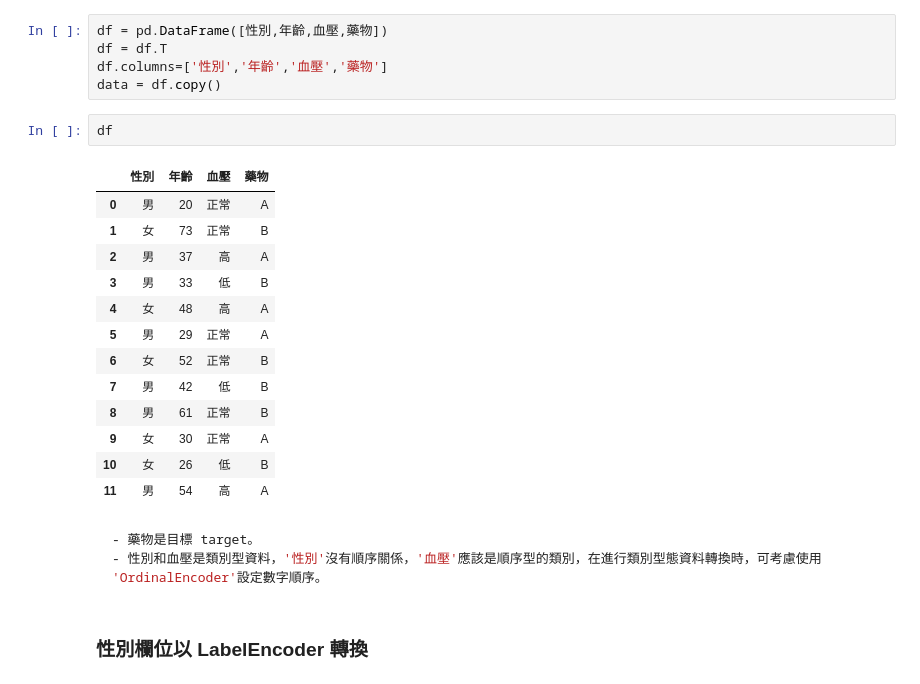
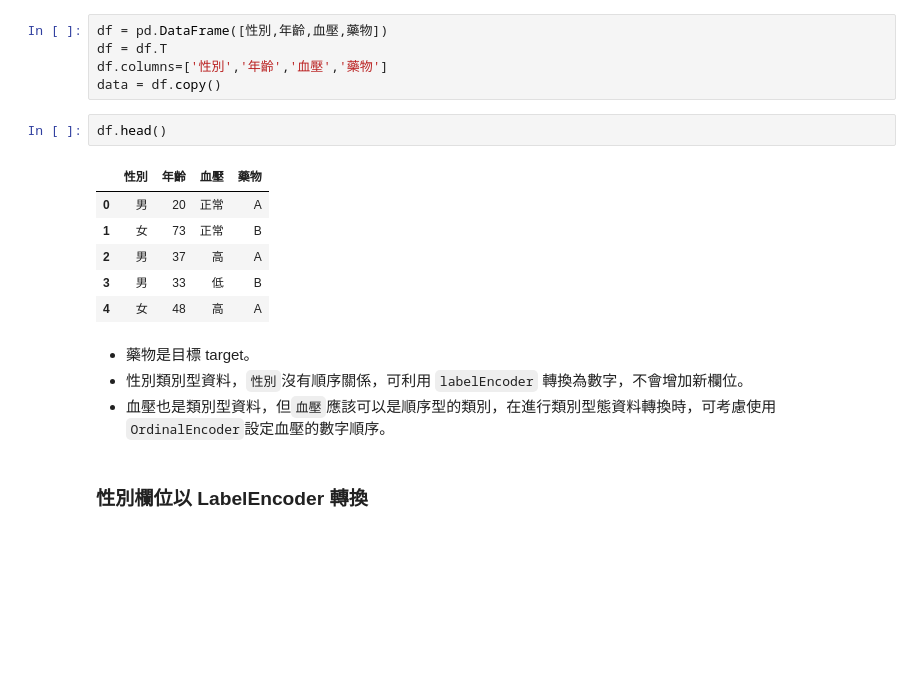
Before and after one commit to th0041/Machine-Learning-Code, a Jupyter notebook: DecisionTree_2.ipynb, the cells around one changed output. Saved outputs shown, nothing was run; the diff lists cells and outputs as text; blank space fills up the shorter version.

````diff
--- a/DecisionTree_2.ipynb
+++ b/DecisionTree_2.ipynb
@@ -194,26 +201,18 @@ df = df.T
 df.columns=['性別','年齡','血壓','藥物']
 data = df.copy()
 # %%
-df
+df.head()
 # %% [output]
 |  | 性別 | 年齡 | 血壓 | 藥物 |
 | 0 | 男 | 20 | 正常 | A |
 | 1 | 女 | 73 | 正常 | B |
 | 2 | 男 | 37 | 高 | A |
 | 3 | 男 | 33 | 低 | B |
 | 4 | 女 | 48 | 高 | A |
-| 5 | 男 | 29 | 正常 | A |
-| 6 | 女 | 52 | 正常 | B |
-| 7 | 男 | 42 | 低 | B |
-| 8 | 男 | 61 | 正常 | B |
-| 9 | 女 | 30 | 正常 | A |
-| 10 | 女 | 26 | 低 | B |
-| 11 | 男 | 54 | 高 | A |
 # %% [markdown]
-```python
 - 藥物是目標 target。
-- 性別和血壓是類別型資料，'性別'沒有順序關係，'血壓'應該是順序型的類別，在進行類別型態資料轉換時，可考慮使用 'OrdinalEncoder'設定數字順序。
-```
+- 性別類別型資料，`性別`沒有順序關係，可利用 `labelEncoder` 轉換為數字，不會增加新欄位。
+- 血壓也是類別型資料，但`血壓`應該可以是順序型的類別，在進行類別型態資料轉換時，可考慮使用 `OrdinalEncoder`設定血壓的數字順序。
 # %% [markdown]
 ### 性別欄位以 LabelEncoder 轉換
 # %%
````
Also changed, not shown: parts of 9 cells of this notebook.
